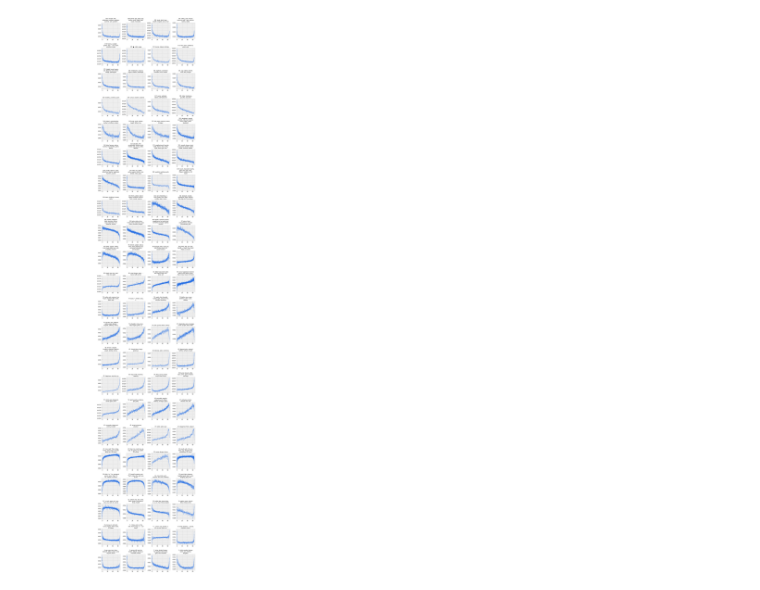
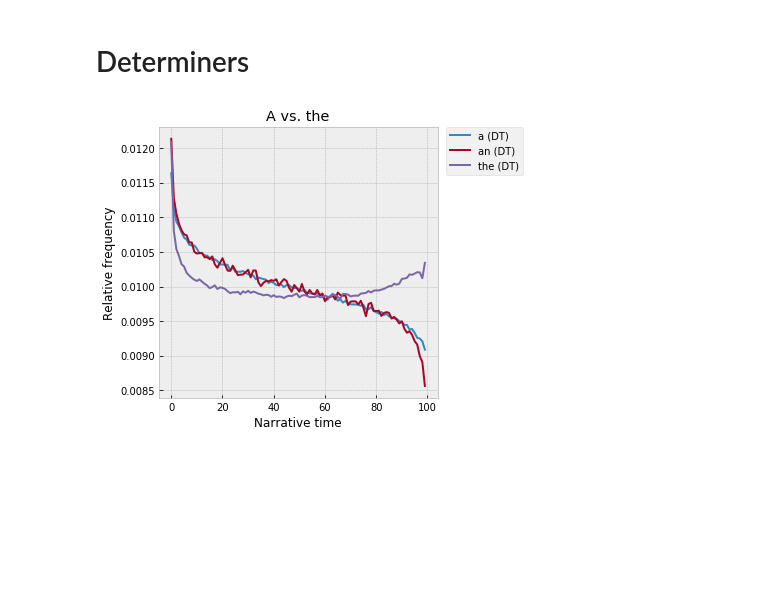
Before and after one commit to davidmcclure/lint-analysis, a Jupyter notebook: notebooks/posts/03-stopwords/cohorts.ipynb, the cells around one changed output. Drawn from its saved outputs; the diff is of its cells as text; code cells hidden in the pictures; blank space fills up the shorter version.

Commit message:
Images.

```diff
--- a/notebooks/posts/03-stopwords/cohorts.ipynb
+++ b/notebooks/posts/03-stopwords/cohorts.ipynb
@@ -16,9 +9,0 @@ tokens = cache.token_counts(10000)
-# %%
-import re
-
-from collections import OrderedDict
-
-tokens = OrderedDict([
-    (t, c) for t, c in tokens.items()
-    if not re.match('^[0-9ivx.]+$', t)
-])
@@ -69,5 +9,0 @@ random.shuffle(shuffled)
-# %%
-series = {
-    token: cache.token_series(token)
-    for token in top.index
-}
@@ -223,4 +9,0 @@ for gid in range(min(groups), max(groups)+1):
-# %%
-cohorts.plot_multiples()
-# %% [output]
-[figure, removed]
@@ -226,0 +12,24 @@ cohorts.plot_multiples()
+# %%
+def plot_tokens(tokens, title=None, w=5, h=5):
+
+    plt.figure(figsize=(w, h))
+
+    lines = []
+    for token, pos in tokens:
+        series = cache.token_series(token, pos=pos)
+        line, = plt.plot(series / series.sum(), label=f'{token} ({pos})')
+        lines.append(line)
+
+    plt.legend(
+        handles=lines,
+        bbox_to_anchor=(1.03, 1),
+        loc=2,
+        borderaxespad=0,
+    )
+
+    if title:
+        plt.title(title)
+
+    plt.xlabel('Narrative time')
+    plt.ylabel('Relative frequency')
+    plt.show()
@@ -226,0 +61,10 @@ cohorts.plot_multiples()
+# %% [markdown]
+# Determiners
+# %%
+plot_tokens([
+    ('a', 'DT'),
+    ('an', 'DT'),
+    ('the', 'DT'),
+], 'A vs. the')
+# %% [output]
+[figure, added]
```
Also changed, not shown: parts of 46 cells of this notebook, 8 other files.
